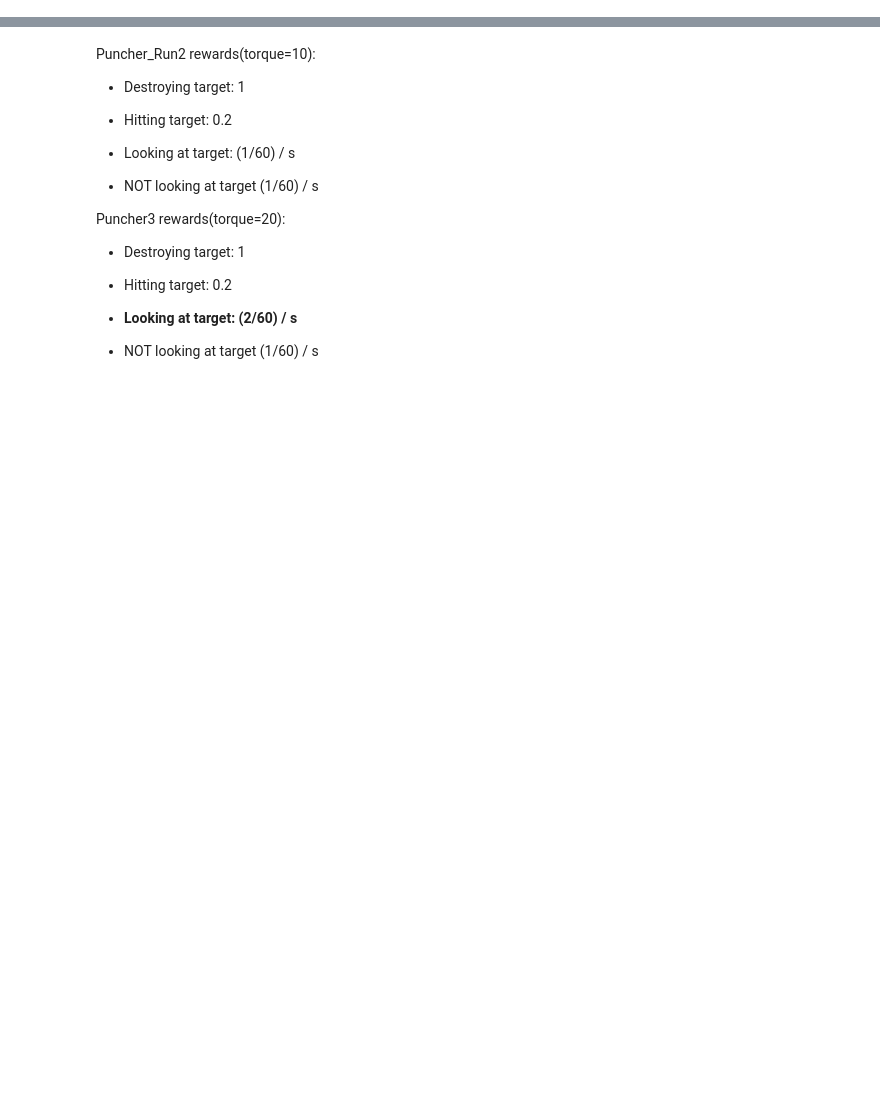
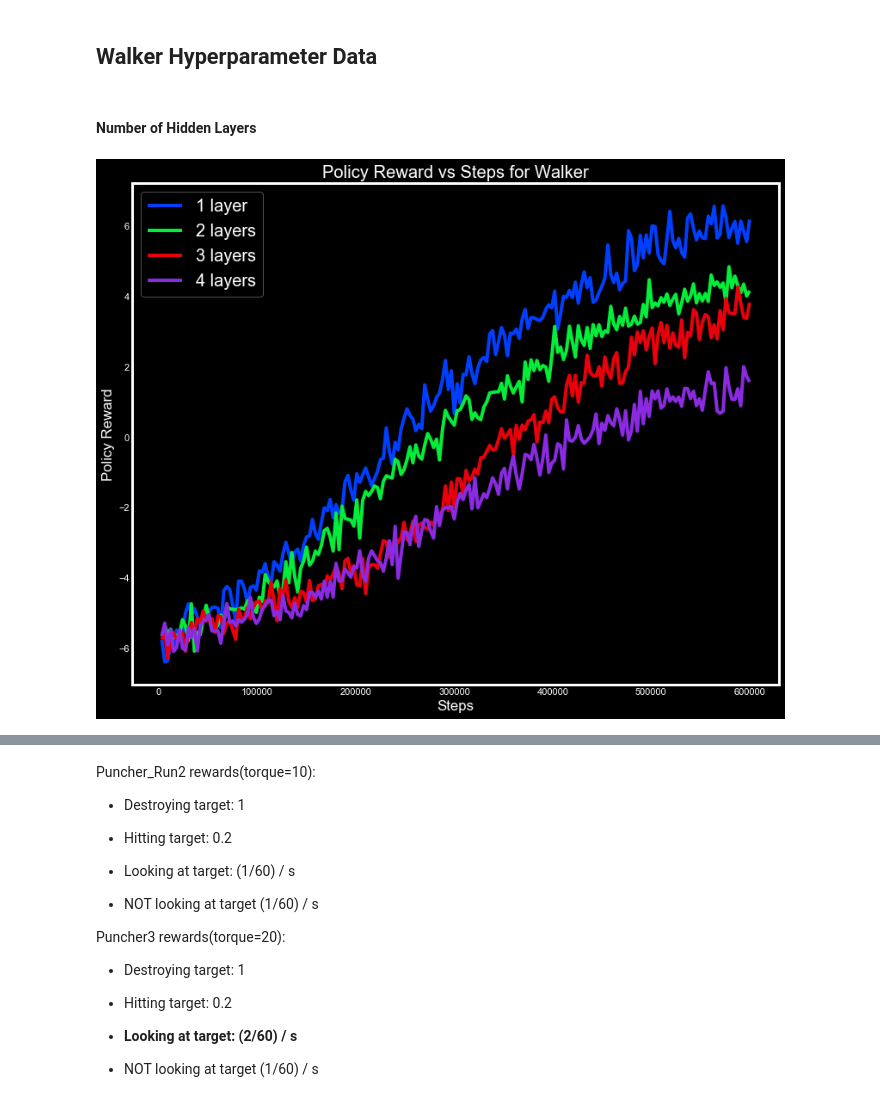
Before and after one commit to rasbot/9_to_5_Smash_It_AI, a Jupyter notebook: Data_Analysis.ipynb, the cells around one changed output, grey strips where cells are left out. Saved outputs shown, nothing was run; the diff lists cells and outputs as text; code cells hidden in the pictures; blank space fills up the shorter version.

```diff
--- a/Data_Analysis.ipynb
+++ b/Data_Analysis.ipynb
@@ -29,0 +236,11 @@ def single_plot(x, y, xlabel, ylabel, color):
+# %% [markdown]
+## Walker Hyperparameter Data
+# %% [markdown]
+#### Number of Hidden Layers
+# %%
+cols = ['Steps', 'Policy/Extrinsic Reward']
+training_runs = ['walker_T6', 'walker_T4', 'walker_T5', 'walker_T7'] # order is funky but that's how I roll
+labels = ['1 layer', '2 layers', '3 layers', '4 layers']
+plot_multiple(training_runs, labels, 'Walker', cols[0], cols[1], savefig=True, save_name='images/reward_layers')
+# %% [output]
+[figure, added]
```
Also changed, not shown: parts of 41 cells of this notebook.
